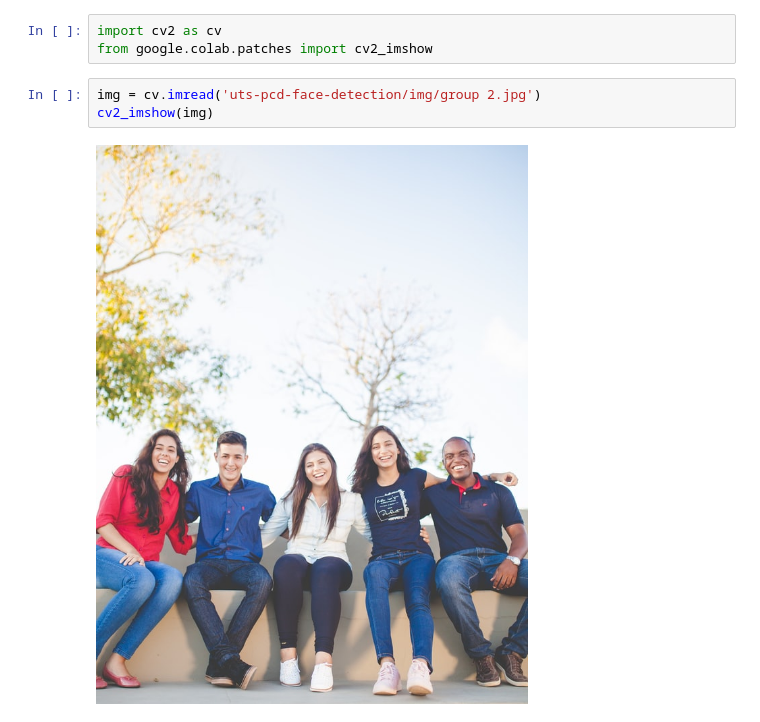
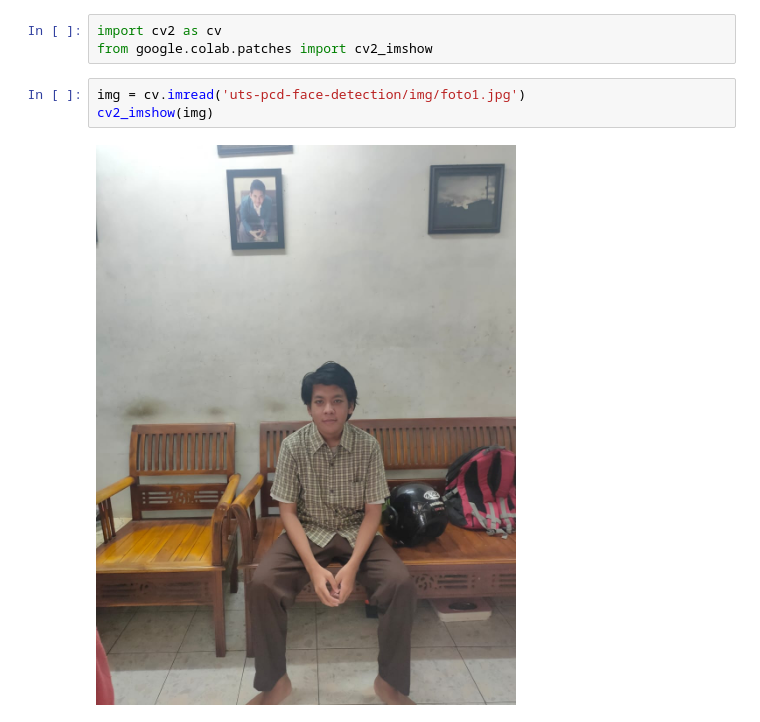
Before and after one commit to yusrizaltomo/uts-pcd-face-detection, a Jupyter notebook: Face_Detection.ipynb, the cells around one changed output. Saved outputs shown, nothing was run; the diff lists cells and outputs as text.

```diff
--- a/Face_Detection.ipynb
+++ b/Face_Detection.ipynb
@@ -8,10 +8,10 @@ fatal: destination path 'uts-pcd-face-detection' already exists and is not an em
 import cv2 as cv
 from google.colab.patches import cv2_imshow
 # %%
-img = cv.imread('uts-pcd-face-detection/img/group 2.jpg')
+img = cv.imread('uts-pcd-face-detection/img/foto1.jpg')
 cv2_imshow(img)
 # %% [output]
-[figure, old version]
+[figure, new version]
 # %%
 gray = cv.cvtColor(img, cv.COLOR_BGR2GRAY)
 cv2_imshow(gray)
```
Also changed, not shown: parts of 3 cells of this notebook.
